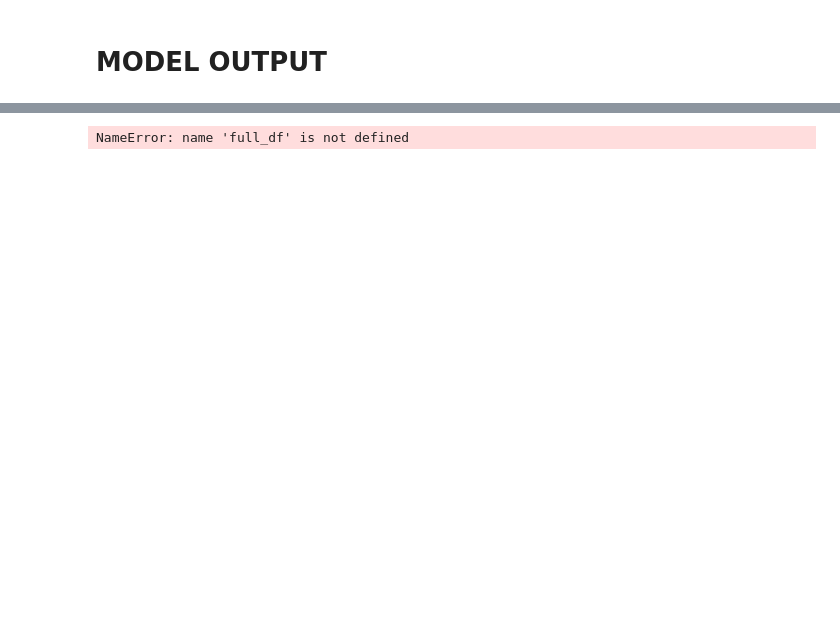
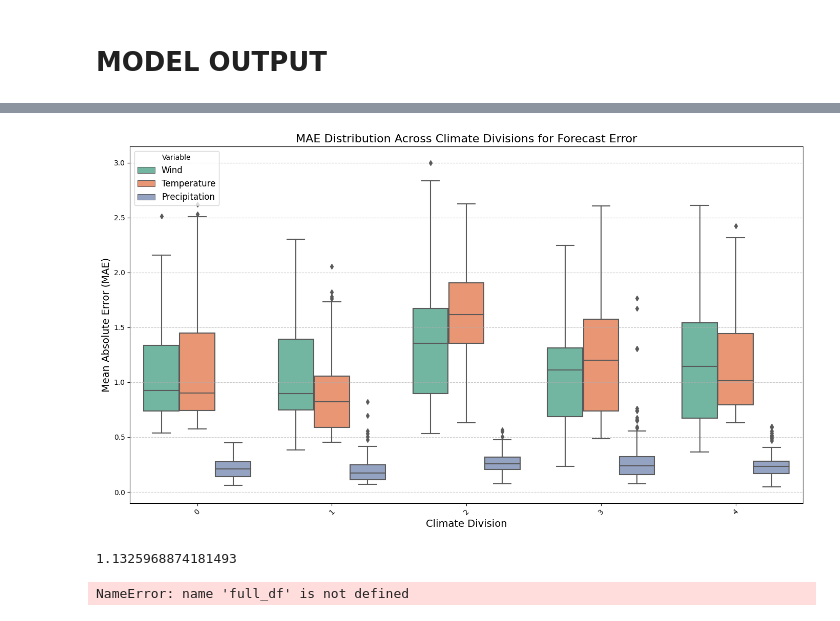
Before and after one commit to shmaronshmevans/nwp_bias, a Jupyter notebook: src/machine_learning/notebooks/visualize_error_metrics.ipynb, the cells around one changed output, grey strips where cells are left out. Saved outputs shown, nothing was run; the diff lists cells and outputs as text; code cells hidden in the pictures; blank space fills up the shorter version.

```diff
--- a/src/machine_learning/notebooks/visualize_error_metrics.ipynb
+++ b/src/machine_learning/notebooks/visualize_error_metrics.ipynb
@@ -259,0 +356,6 @@ x = ml_output(ldf, 4, station, test_set_start, test_set_finish, -5, 5)
+# %%
+geo_info_df = pd.read_csv("/home/aevans/nwp_bias/src/landtype/data/lstm_clusters.csv")
+
+lulc_dict = geo_info_df.set_index("station")["lulc_cat"].to_dict()
+elev_dict = geo_info_df.set_index("station")["elev_cat"].to_dict()
+slope_dict = geo_info_df.set_index("station")["slope_cat"].to_dict()
@@ -259,0 +371,6 @@ x = ml_output(ldf, 4, station, test_set_start, test_set_finish, -5, 5)
+# %%
+def geo_map(df, lulc_dict, elev_dict, slope_dict):
+    df["lulc"] = df["station"].map(lulc_dict)
+    df["elev"] = df["station"].map(elev_dict)
+    df["slope"] = df["station"].map(slope_dict)
+    return df
@@ -260,3 +554,13 @@ x = ml_output(ldf, 4, station, test_set_start, test_set_finish, -5, 5)
+# %%
+plot_mae_boxplot_geo(
+    wind_df_ls, temp_df_ls, precip_df_ls, geo_info_df["slope_cat"].unique()
+)
+# %% [output]
+[figure, added]
+# %%
+st.mean(mae_df["mae"])
+# %% [output]
+1.1325968874181493
 # %%
 full_df["reforecast"] = full_df[f"u_total_{station}"] - full_df["diff"]
 full_df["reforecast"] = full_df["reforecast"].apply(lambda x: max(x, 0))
```
Also changed, not shown: parts of 23 cells of this notebook, 8 other files.
